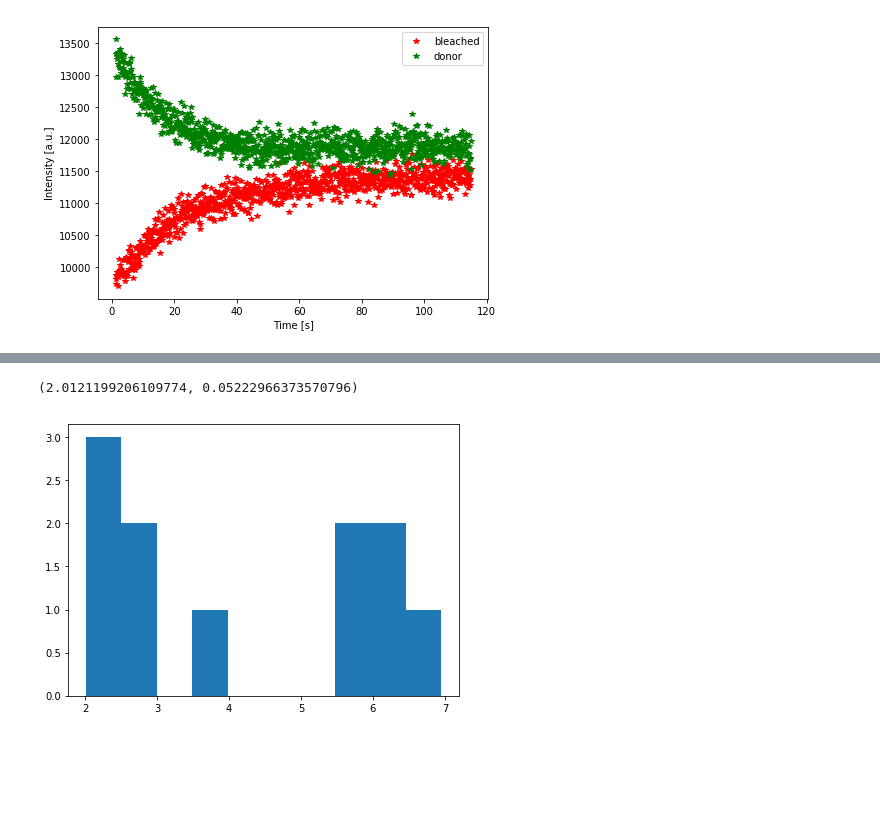
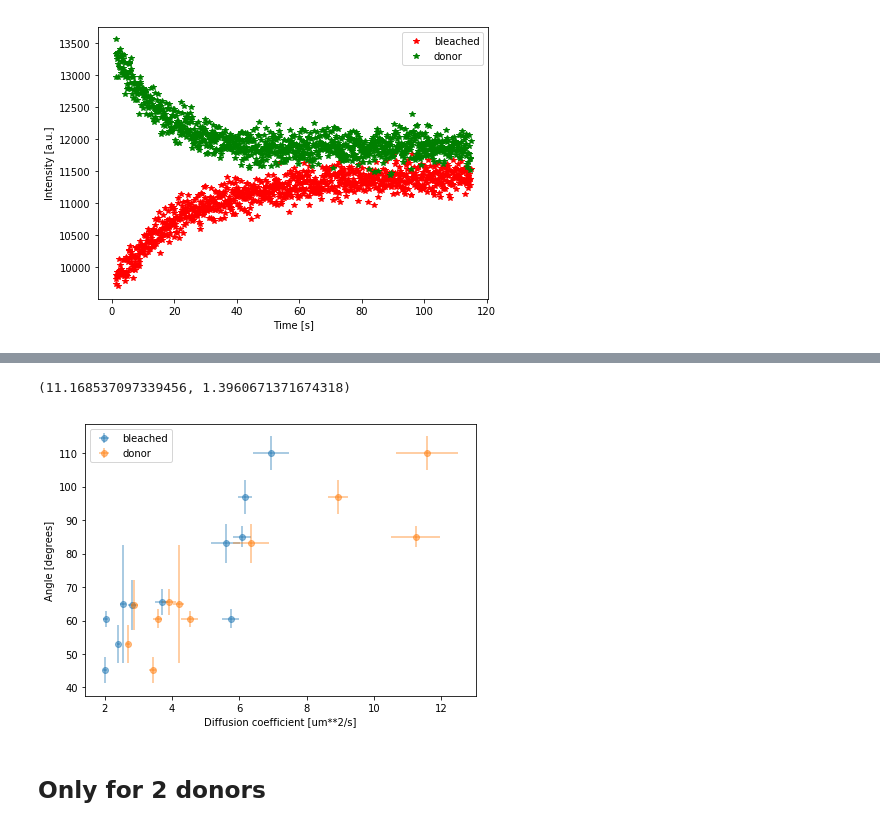
Before and after one commit to cuencam15/FRAP_analysis, a Jupyter notebook: FrapAnalysis.ipynb, the cells around one changed output, grey strips where cells are left out. Saved outputs shown, nothing was run; the diff lists cells and outputs as text; code cells hidden in the pictures; blank space fills up the shorter version.

```diff
--- a/FrapAnalysis.ipynb
+++ b/FrapAnalysis.ipynb
@@ -123,10 +131,39 @@ plt.show()
 # %%
-tau, e_tau = 0.04323832, 0.00112236 ##change
+tau, e_tau = 0.24, 0.03   ##change
 tau_m = np.log(0.5)/-tau
 etau_m = np.log(0.5)*e_tau/-tau**2
 D = 0.224*12**2/tau_m
 e_D = 0.224*12**2*etau_m/tau_m**2
 D, e_D
 # %% [output]
-(2.0121199206109774, 0.05222966373570796)
+(11.168537097339456, 1.3960671371674318)
+# %%
+#D_list = [2.4008687756266207, 2.823327533092021, 5.745133176684121, 6.168204807622737, 2.5438562985938713, 5.595263508086347, 6.946623921964553, 3.6942849576209813, 2.02628674456324, 6.0861388623872, 2.0121199206109774]
+#eD_list = [0.05629408052771476, 0.11964900327950999, 0.25937345199148765, 0.20259540152288819, 0.0878465938948359, 0.4261234337004649, 0.5261800307769672, 0.20203744002373364, 0.07671435454306277, 0.27412429736279875, 0.05222966373570796]
+
+D_list = [2.4092489012953244, 2.823327533092021, 5.745304427586279, 6.167953515538047, 2.5439065570108093, 5.595352391027413, 6.946293984764471, 3.6942854229766935, 2.0263900535313906, 6.08675825084039, 2.0121199206109774]
+eD_list = [0.05628710019202892, 0.11965086470235953, 0.25932691642024874, 0.2025567769987599, 0.08786055456620757, 0.42594427175119504, 0.5261283762928922, 0.20205651960794155, 0.0767311073487088, 0.2741941007196571, 0.05222966373570796]
+
+donorD = [2.681735611906226, 2.88615334639883, 3.5765113378623994, 8.925332233137414, 4.195769026097168, 6.354232615073147, 11.582135947396681, 3.907854842909143, 4.525882130640356, 11.23874810580188, 3.424212512445955]
+e_donorD = [0.060734970091044366, 0.11448076273771617, 0.13507135694379863, 0.3004778567111084, 0.16430732957464658, 0.5341683269358392, 0.920689989511988, 0.2002123149197434, 0.24776608445736528, 0.7373551955691741, 0.10168906491556337]
+
+
+angle = [52.957,64.749,60.57,96.931,64.982, 83.0, 110, 65.6, 60.5, 85.0, 45.2]
+e_angle = [5.66,7.49,2.90,4.99,17.54, 5.8, 5, 3.9, 2.3, 3.1, 4.0]
+
+angle2 = [46.3, 53.6, 55.9, 82.9, 55, 83.0, 110, 65.6, 60.5, 85.0, 45.2]
+e_angle2 = [3.0, 6.3, 5.2, 2.5, 15, 5.8, 5, 3.9, 2.3, 3.1, 4.0]
+
+plt.errorbar(D_list, angle, yerr = e_angle, xerr = eD_list, marker = 'o', linestyle = '', alpha = 0.5, label = 'bleached')
+plt.errorbar(donorD, angle, yerr = e_angle, xerr = e_donorD, marker = 'o', linestyle = '', alpha = 0.5, label = 'donor')
+#plt.errorbar(angle2, D_list, xerr = e_angle, yerr = eD_list, marker = 'o', linestyle = '', alpha = 0.5)
+plt.xlabel('Diffusion coefficient [um**2/s]')
+plt.ylabel('Angle [degrees]')
+plt.legend()
+plt.savefig(folder + '\\angledif.png')
+plt.show()
+# %% [output]
+[figure, added]
+# %% [markdown]
+## Only for 2 donors
 # %%
@@ -138,10 +176,2 @@ donor2 = pd.read_csv(files[3])['Y'].values
 time_step = tot_time/len(bgr)
 t = np.arange(0, tot_time, time_step)
-# %%
-D_list = [2.4008687756266207, 2.823327533092021, 5.745133176684121, 6.168204807622737, 2.5438562985938713, 5.595263508086347, 6.946623921964553, 3.6942849576209813, 2.02628674456324, 6.0861388623872, 2.0121199206109774]
-eD_list = [0.05629408052771476, 0.11964900327950999, 0.25937345199148765, 0.20259540152288819, 0.0878465938948359, 0.4261234337004649, 0.5261800307769672, 0.20203744002373364, 0.07671435454306277, 0.27412429736279875, 0.05222966373570796]
-
-plt.hist(D_list)
-plt.show()
-# %% [output]
-[figure, removed]
```
Also changed, not shown: parts of 8 cells of this notebook.
